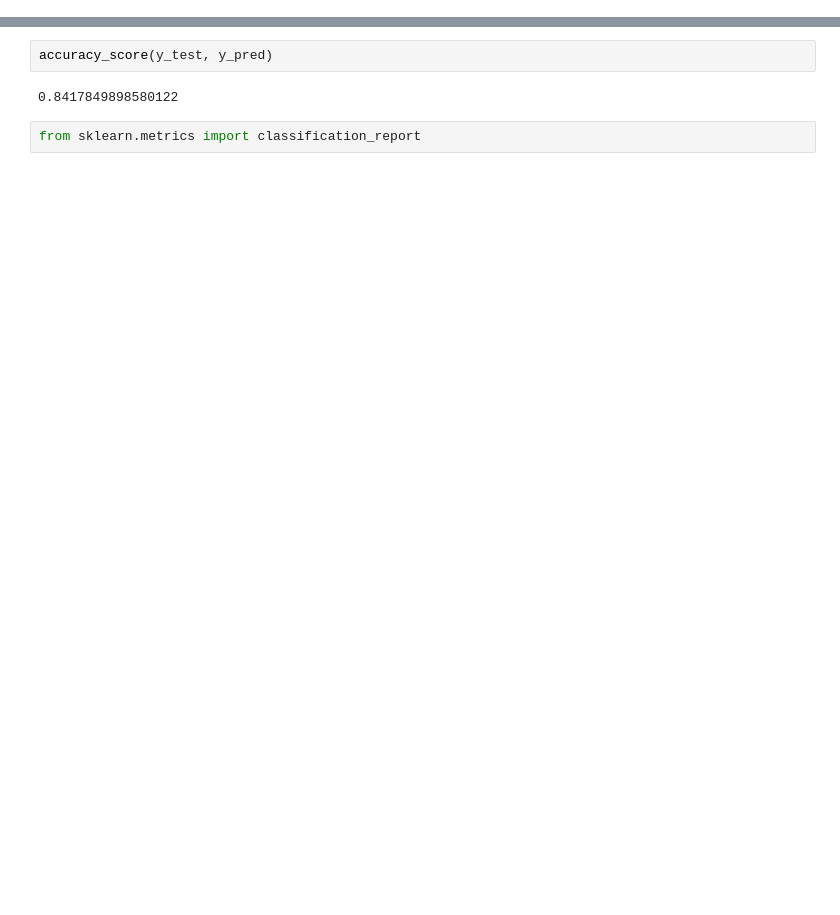
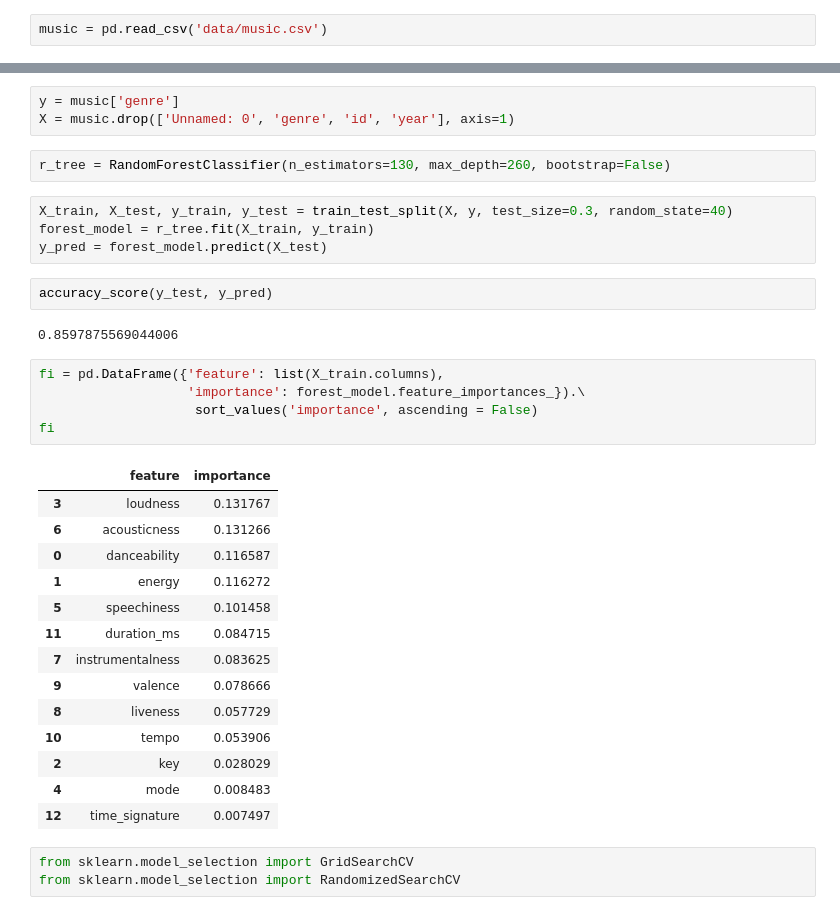
Before and after one commit to urospetkovic/IronHackLabs, a Jupyter notebook: week8/Final Project/Final Project - Music Genre Prediction.ipynb, the cells around one changed output, grey strips where cells are left out. Saved outputs shown, nothing was run; the diff lists cells and outputs as text; blank space fills up the shorter version.

```diff
--- a/week8/Final Project/Final Project - Music Genre Prediction.ipynb
+++ b/week8/Final Project/Final Project - Music Genre Prediction.ipynb
@@ -94,0 +79,2 @@ y_pred = forest_model.predict(X_test)
+# %%
+music = pd.read_csv('data/music.csv')
@@ -95,6 +151,36 @@ y_pred = forest_model.predict(X_test)
+# %%
+y = music['genre']
+X = music.drop(['Unnamed: 0', 'genre', 'id', 'year'], axis=1)
+# %%
+r_tree = RandomForestClassifier(n_estimators=130, max_depth=260, bootstrap=False)
+# %%
+X_train, X_test, y_train, y_test = train_test_split(X, y, test_size=0.3, random_state=40)
+forest_model = r_tree.fit(X_train, y_train)
+y_pred = forest_model.predict(X_test)
 # %%
 accuracy_score(y_test, y_pred)
 # %% [output]
-0.8417849898580122
+0.8597875569044006
-# %%
-from sklearn.metrics import classification_report
+# %%
+fi = pd.DataFrame({'feature': list(X_train.columns),
+                   'importance': forest_model.feature_importances_}).\
+                    sort_values('importance', ascending = False)
+fi
+# %% [output]
+|  | feature | importance |
+| 3 | loudness | 0.131767 |
+| 6 | acousticness | 0.131266 |
+| 0 | danceability | 0.116587 |
+| 1 | energy | 0.116272 |
+| 5 | speechiness | 0.101458 |
+| 11 | duration_ms | 0.084715 |
+| 7 | instrumentalness | 0.083625 |
+| 9 | valence | 0.078666 |
+| 8 | liveness | 0.057729 |
+| 10 | tempo | 0.053906 |
+| 2 | key | 0.028029 |
+| 4 | mode | 0.008483 |
+| 12 | time_signature | 0.007497 |
+# %%
+from sklearn.model_selection import GridSearchCV
+from sklearn.model_selection import RandomizedSearchCV
```
Also changed, not shown: parts of 46 cells of this notebook, 34 other files.
